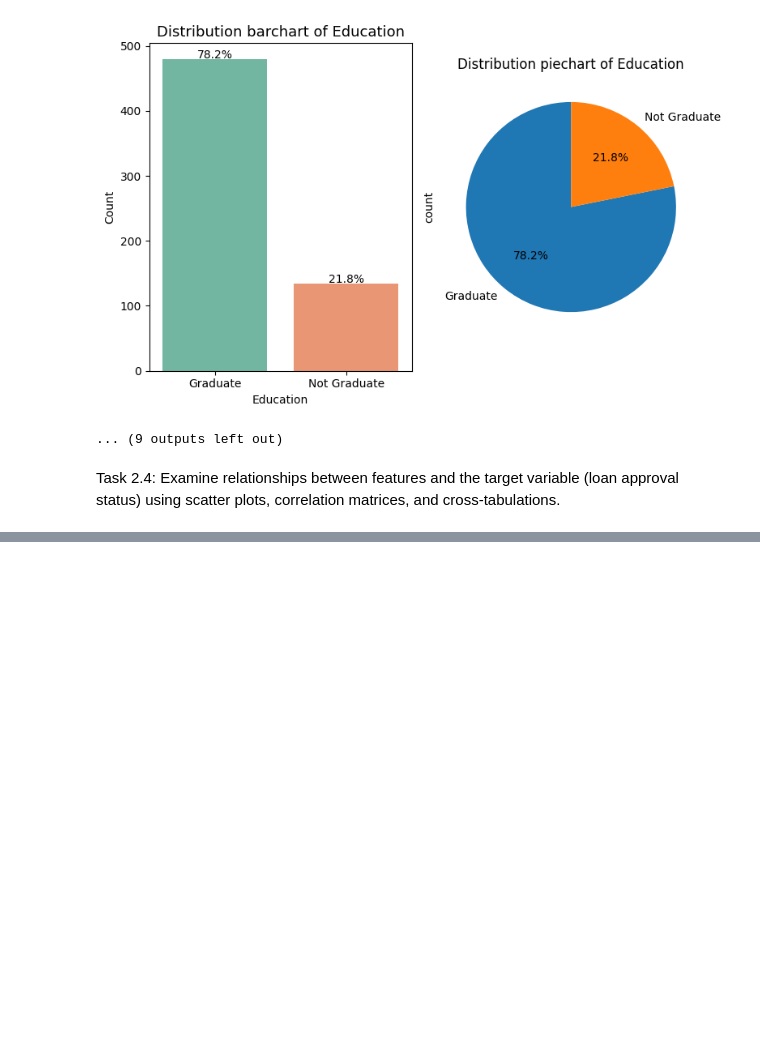
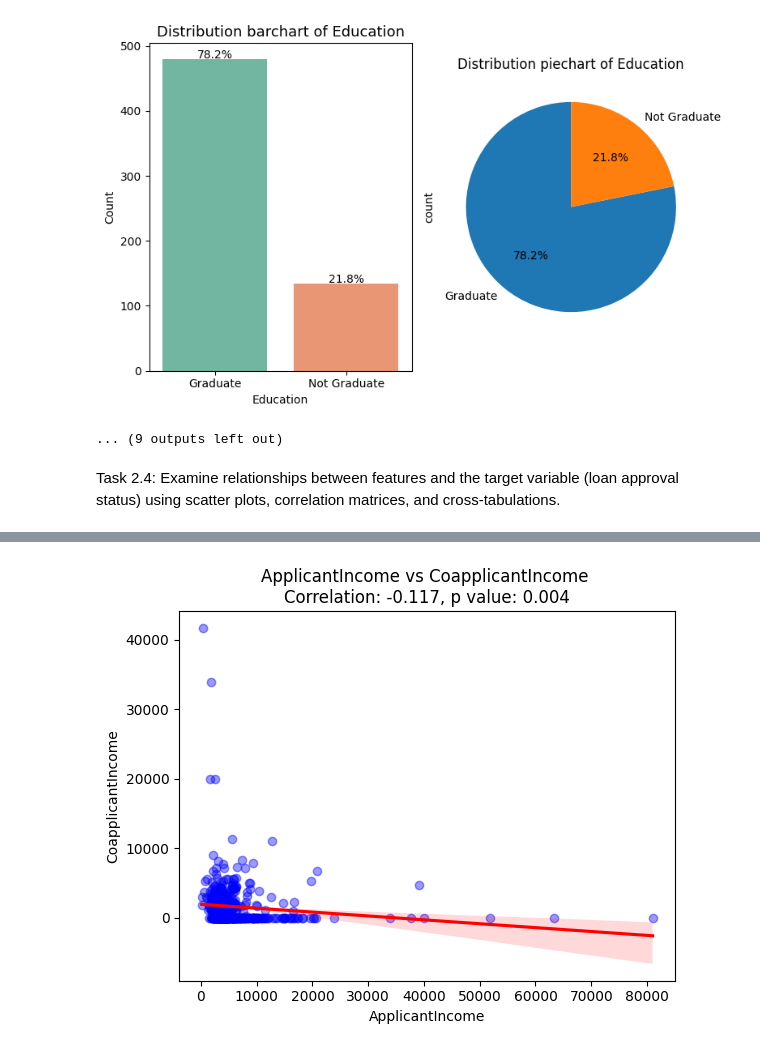
Before and after one commit to RoyalDhee/my_tasks, a Jupyter notebook: task25.ipynb, the cells around one changed output, grey strips where cells are left out. Saved outputs shown, nothing was run; the diff lists cells and outputs as text; code cells hidden in the pictures; blank space fills up the shorter version.

```diff
--- a/task25.ipynb
+++ b/task25.ipynb
@@ -686,0 +749,4 @@ data.head()
+# %%
+reg_plot(df, "ApplicantIncome", "CoapplicantIncome")
+# %% [output]
+[figure, added]
```
Also changed, not shown: parts of 9 cells of this notebook.
